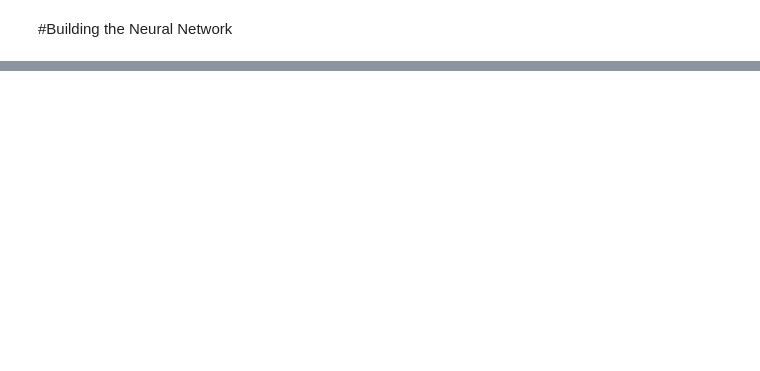
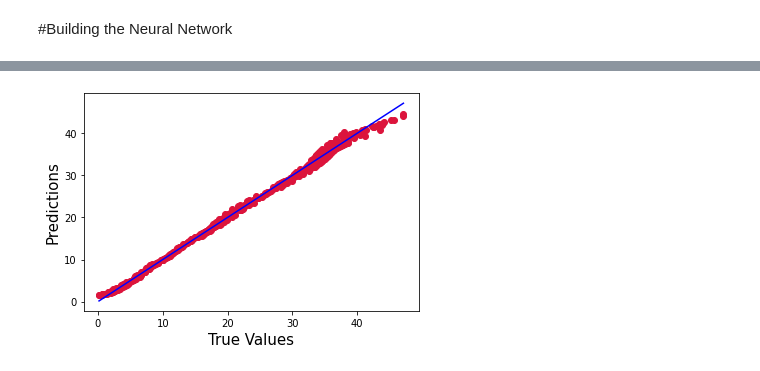
Before and after one commit to ayushranjan6456/HydrogenPrediction, a Jupyter notebook: Hydrogen_Prediction_ANN.ipynb, the cells around one changed output, grey strips where cells are left out. Cells and saved outputs as stored; diff of their text form; code cells hidden in the pictures; blank space fills up the shorter version.

```diff
--- a/Hydrogen_Prediction_ANN.ipynb
+++ b/Hydrogen_Prediction_ANN.ipynb
@@ -116,0 +276,17 @@ Accuracy : 0.9523809887468815
+# %%
+# Computing the absolute percent error
+import numpy
+import sys
+
+abs_err = abs(TestingData['Gas']-TestingData['PredictedGas'])
+
+error = abs_err/TestingData['Gas']
+
+APE=100*error
+
+TestingData['APE']=APE
+
+
+
+print('The Accuracy of ANN model is:', 100 - np.mean(APE))
+TestingData.head()
@@ -116,0 +327,14 @@ Accuracy : 0.9523809887468815
+# %%
+
+plt.scatter(TestingData['Gas'], TestingData['PredictedGas'], c='crimson')
+
+p1 = max(max(TestingData['PredictedGas']), max(TestingData['Gas']))
+p2 = min(min(TestingData['PredictedGas']), min(TestingData['Gas']))
+
+plt.plot([p1, p2], [p1, p2], 'b-')
+plt.xlabel('True Values', fontsize=15)
+plt.ylabel('Predictions', fontsize=15)
+
+plt.show()
+# %% [output]
+[figure, added]
```
Also changed, not shown: parts of 20 cells of this notebook.
